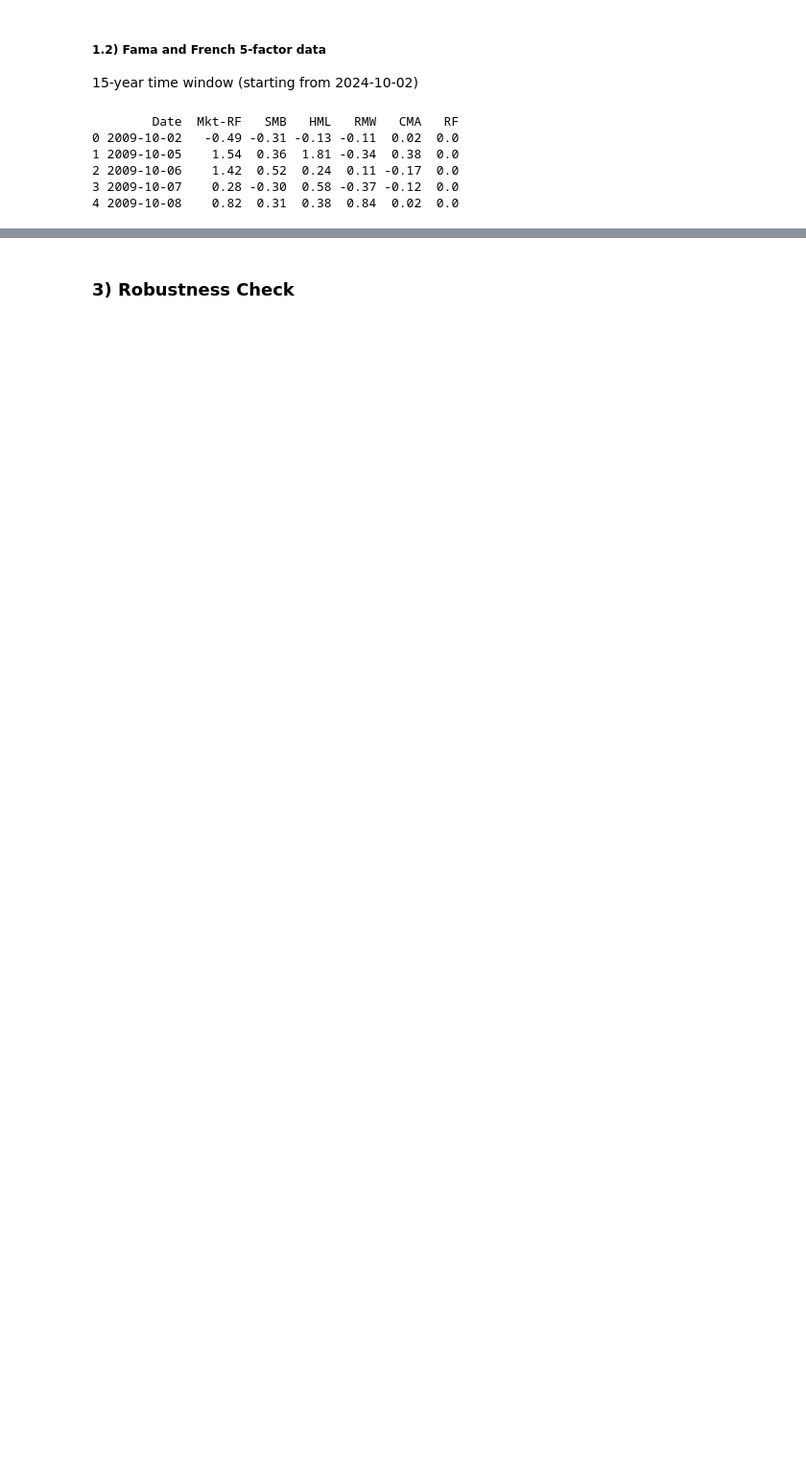
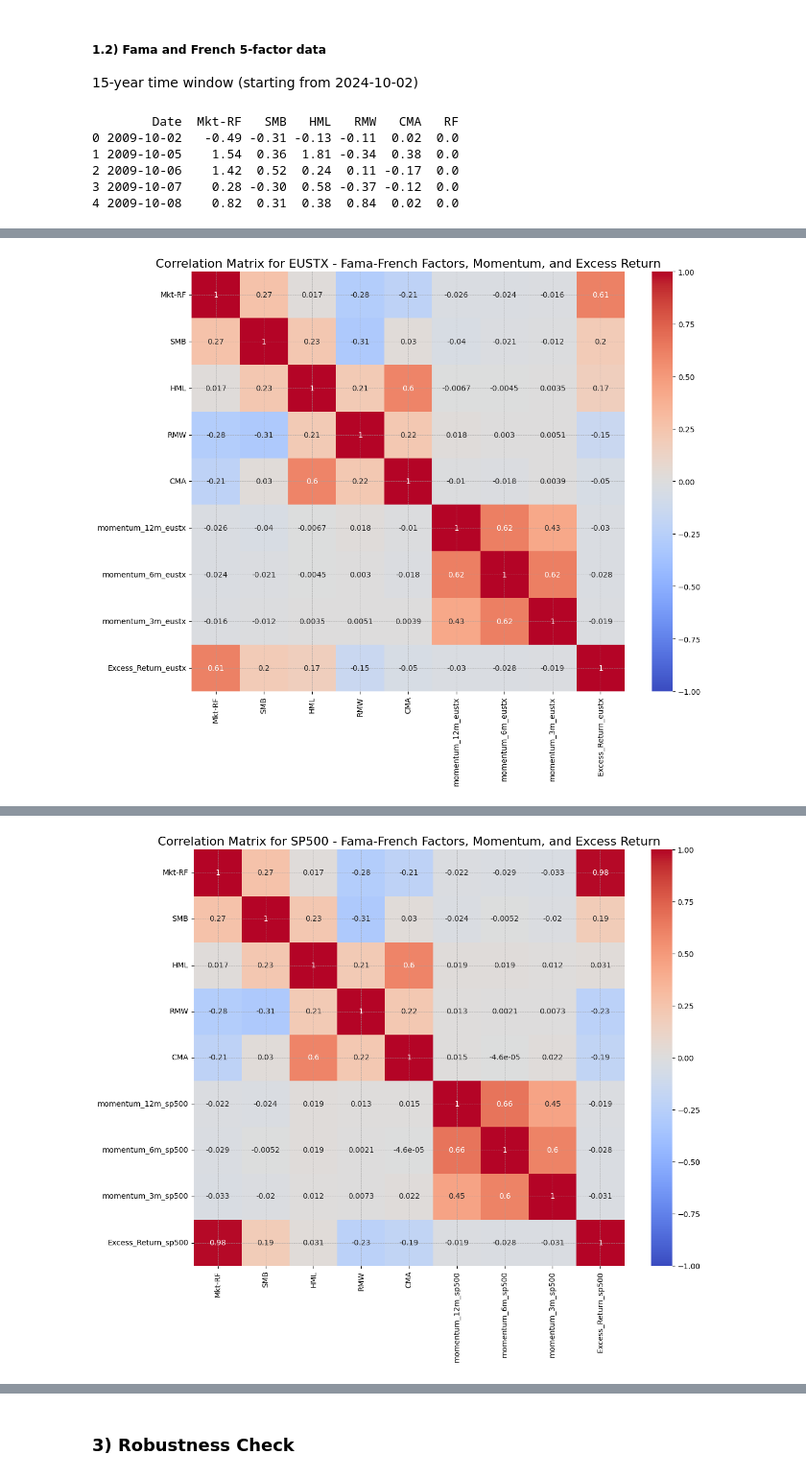
Before and after one commit to lkrsl/multi_factor_modelling_esg_factor_development, a Jupyter notebook: program.ipynb, the cells around one changed output, grey strips where cells are left out. Shown at 96% size. Drawn from its saved outputs; the diff is of its cells as text; code cells hidden in the pictures; blank space fills up the shorter version.

```diff
--- a/program.ipynb
+++ b/program.ipynb
@@ -204,0 +272,78 @@ Name: Momentum, dtype: float64
+# %%
+def compute_excess_return_run_regression_and_create_heatmap(data, fund):
+    try:
+        # Create a copy of the data to avoid modifying the original dataframe
+        df = data.copy()
+
+        print(f"\nProcessing {fund.upper()}:")
+        print(f"Columns in the dataframe: {df.columns.tolist()}")
+
+        # Check if 'Date' column exists
+        if 'Date' not in df.columns:
+            print("'Date' column is missing. Using the index as the date.")
+            df['Date'] = df.index
+
+        # Ensure Date is in datetime format and set as index
+        df['Date'] = pd.to_datetime(df['Date'])
+        df.set_index('Date', inplace=True)
+
+        # Calculate daily returns
+        df[f'Daily_Return_{fund}'] = df[f'close_{fund}'].pct_change()
+
+        # Calculate excess returns: fund returns - Risk-free rate
+        df[f'Excess_Return_{fund}'] = df[f'Daily_Return_{fund}'] - df['RF'] / 100  # Assuming RF is in percentage
+
+        # Prepare factors for regression and correlation
+        factors = ['Mkt-RF', 'SMB', 'HML', 'RMW', 'CMA',
+                   f'momentum_12m_{fund}', f'momentum_6m_{fund}', f'momentum_3m_{fund}',
+                   f'Excess_Return_{fund}']
+
+        # Check for NaN values in relevant columns
+        nan_count_before = df[factors].isnull().sum().sum()
+        df = df.dropna(subset=factors)
+        nan_count_after = df[factors].isnull().sum().sum()
+
+        print(f"Rows with NaN values removed: {nan_count_before - nan_count_after}")
+        print(f"Remaining observations: {len(df)}")
+
+        # Regression analysis
+        X = df[factors[:-1]]  # All factors except Excess_Return
+        y = df[f'Excess_Return_{fund}']
+
+        X = sm.add_constant(X)  # Add constant term
+
+        # Run OLS regression
+        model = sm.OLS(y, X).fit()
+
+        print(f"\nRegression results for {fund.upper()} - Fama-French 5-factor model with Momentum:")
+        print(model.summary())
+
+        # Create correlation heatmap
+        corr_matrix = df[factors].corr()
+
+        plt.figure(figsize=(12, 10))
+        sns.heatmap(corr_matrix, annot=True, cmap='coolwarm', vmin=-1, vmax=1, center=0)
+        plt.title(f'Correlation Matrix for {fund.upper()} - Fama-French Factors, Momentum, and Excess Return', fontsize=16)
+        plt.tight_layout()
+        plt.show()
+
+        print("\nCorrelation Matrix:")
+        print(corr_matrix)
+
+        print(f"\nHighly correlated factors for {fund.upper()} (|correlation| > 0.5):")
+        for i in range(len(factors)):
+            for j in range(i+1, len(factors)):
+                if abs(corr_matrix.iloc[i, j]) > 0.5:
+                    print(f"{factors[i]} and {factors[j]}: {corr_matrix.iloc[i, j]:.2f}")
+
+    except Exception as e:
+        print(f"Error processing data for {fund}: {str(e)}")
+        print(f"Error type: {type(e).__name__}")
+        print(f"Error details: {e.args}")
+        print("DataFrame info:")
+        print(df.info())
+
+# Run the computation, regression, and create heatmap for each fund
+for fund in ['eustx', 'sp500', 'msci']:
+    compute_excess_return_run_regression_and_create_heatmap(data, fund)
+# %% [output]
@@ -204,0 +367 @@ Name: Momentum, dtype: float64
+[figure, added]
@@ -204,0 +385 @@ Name: Momentum, dtype: float64
+[figure, added]
```
Also changed, not shown: parts of 26 cells of this notebook, 2 other files.
